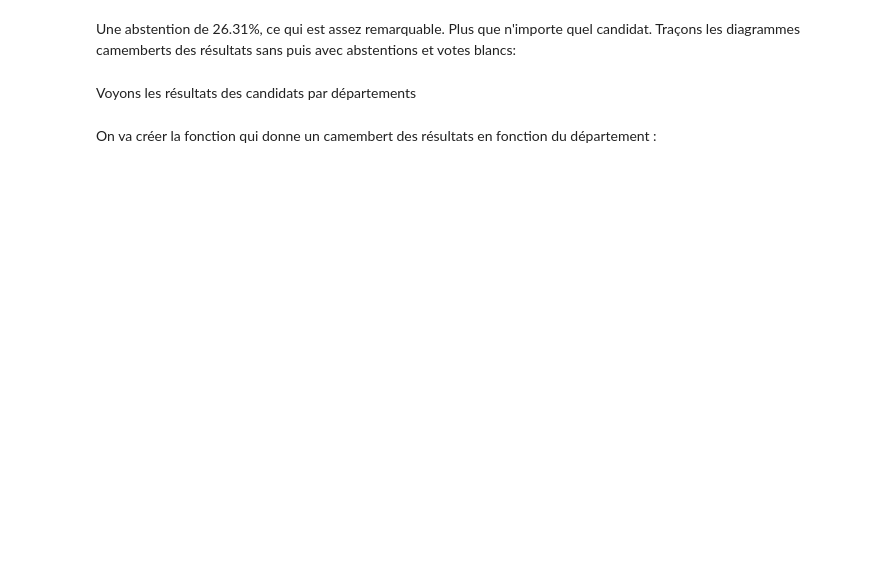
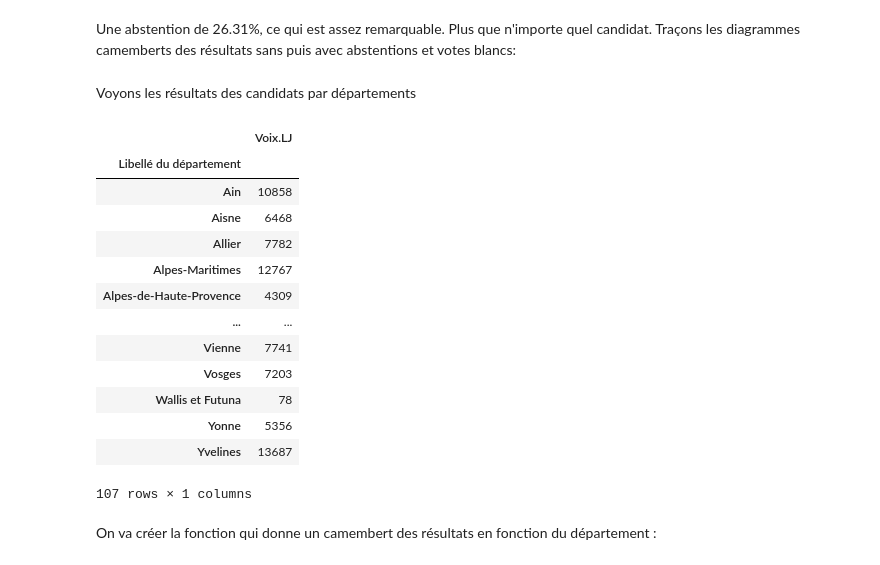
Before and after one commit to BaderEK/AnalyseDeDonnees, a Jupyter notebook: Groupe 2/Groupe 2/rendu.ipynb, the cells around one changed output. Saved outputs shown, nothing was run; the diff lists cells and outputs as text; code cells hidden in the pictures; blank space fills up the shorter version.

```diff
--- a/Groupe 2/Groupe 2/rendu.ipynb
+++ b/Groupe 2/Groupe 2/rendu.ipynb
@@ -92,6 +108,23 @@ df_RF_dep = pd.pivot_table(data = df, index = 'Libellé du département', values
 df_BLANC_dep = pd.pivot_table(data = df, index = 'Libellé du département', values = 'Blancs', aggfunc = 'sum')
 df_ABS_dep = pd.pivot_table(data = df, index = 'Libellé du département', values = 'Abstentions', aggfunc = 'sum')
 df_NUL_dep = pd.pivot_table(data = df, index = 'Libellé du département', values = 'Nuls', aggfunc = 'sum')
+# %%
+df_LJ_dep
+# %% [output]
+|  | Voix.LJ |
+| Libellé du département |  |
+| Ain | 10858 |
+| Aisne | 6468 |
+| Allier | 7782 |
+| Alpes-Maritimes | 12767 |
+| Alpes-de-Haute-Provence | 4309 |
+| ... | ... |
+| Vienne | 7741 |
+| Vosges | 7203 |
+| Wallis et Futuna | 78 |
+| Yonne | 5356 |
+| Yvelines | 13687 |
+107 rows × 1 columns
 # %% [markdown]
 On va créer la fonction qui donne un camembert des résultats en fonction du département :
 # %%
```
Also changed, not shown: parts of 3 cells of this notebook.
